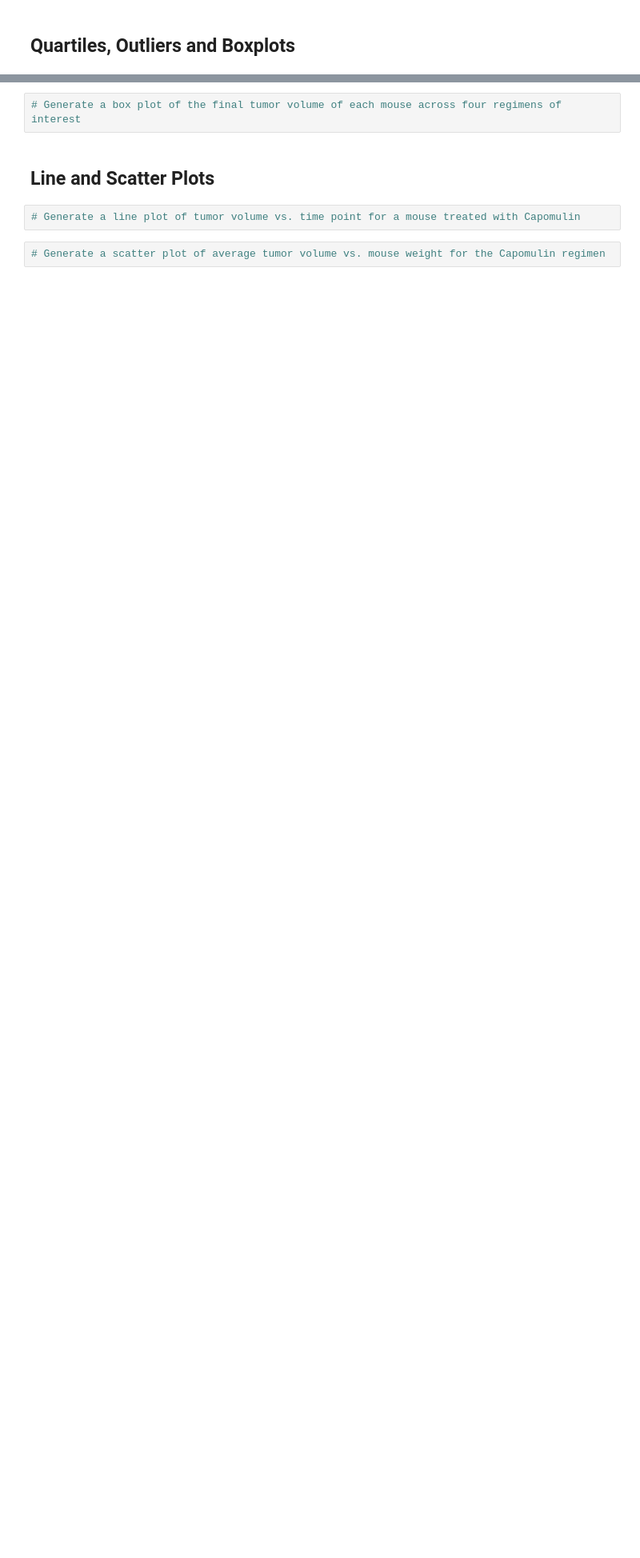
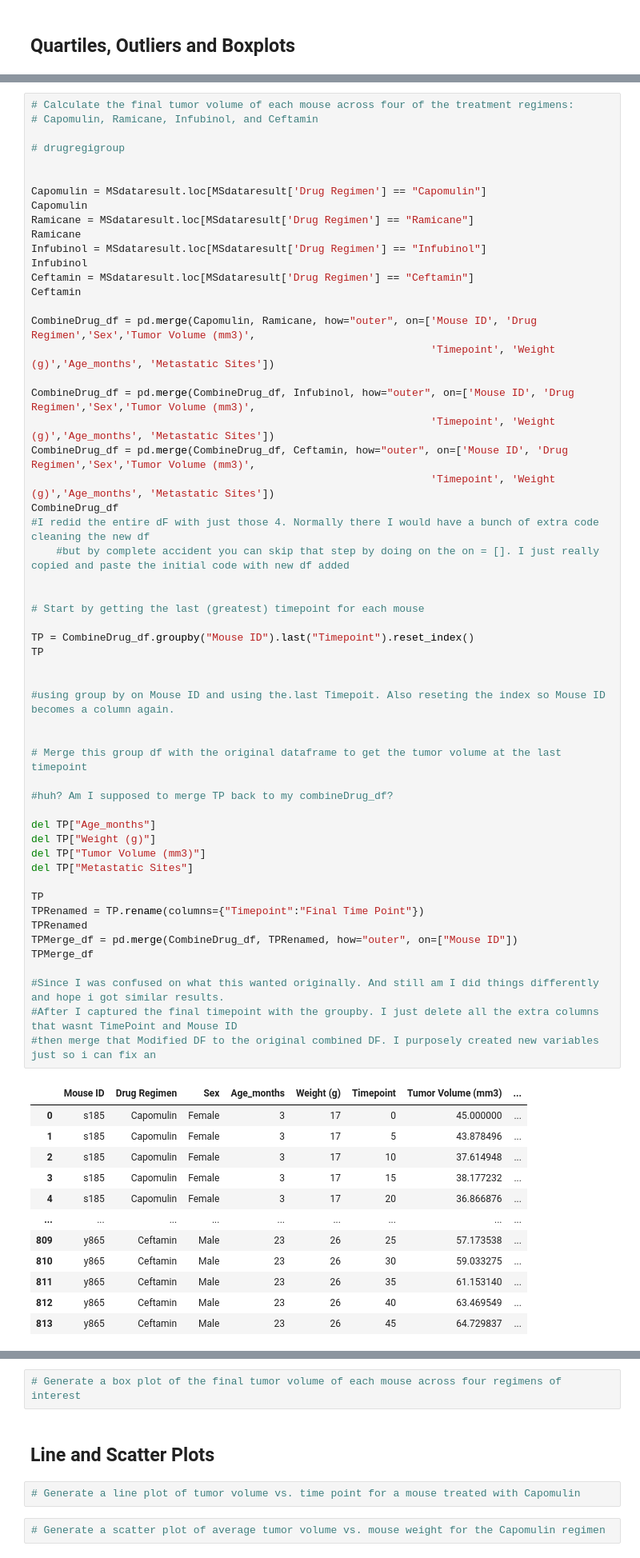
Before and after one commit to DanZanoria/MatplotLib-Challenge, a Jupyter notebook: Pymaceuticals/pymaceuticals_starter.ipynb, the cells around one changed output, grey strips where cells are left out. Shown at 80% size. Drawn from its saved outputs; the diff is of its cells as text; blank space fills up the shorter version.

Commit message:
TImepoimt
Got the final timepoint

```diff
--- a/Pymaceuticals/pymaceuticals_starter.ipynb
+++ b/Pymaceuticals/pymaceuticals_starter.ipynb
@@ -284,0 +277,68 @@ Text(0.5, 1.0, 'Mouse Gender Distribution')
+# %%
+# Calculate the final tumor volume of each mouse across four of the treatment regimens:
+# Capomulin, Ramicane, Infubinol, and Ceftamin
+
+# drugregigroup
+
+
+Capomulin = MSdataresult.loc[MSdataresult['Drug Regimen'] == "Capomulin"]
+Capomulin
+Ramicane = MSdataresult.loc[MSdataresult['Drug Regimen'] == "Ramicane"]
+Ramicane
+Infubinol = MSdataresult.loc[MSdataresult['Drug Regimen'] == "Infubinol"]
+Infubinol
+Ceftamin = MSdataresult.loc[MSdataresult['Drug Regimen'] == "Ceftamin"]
+Ceftamin
+
+CombineDrug_df = pd.merge(Capomulin, Ramicane, how="outer", on=['Mouse ID', 'Drug Regimen','Sex','Tumor Volume (mm3)',
+                                                                'Timepoint', 'Weight (g)','Age_months', 'Metastatic Sites'])
+
+CombineDrug_df = pd.merge(CombineDrug_df, Infubinol, how="outer", on=['Mouse ID', 'Drug Regimen','Sex','Tumor Volume (mm3)',
+                                                                'Timepoint', 'Weight (g)','Age_months', 'Metastatic Sites'])
+CombineDrug_df = pd.merge(CombineDrug_df, Ceftamin, how="outer", on=['Mouse ID', 'Drug Regimen','Sex','Tumor Volume (mm3)',
+                                                                'Timepoint', 'Weight (g)','Age_months', 'Metastatic Sites'])
+CombineDrug_df
+#I redid the entire dF with just those 4. Normally there I would have a bunch of extra code cleaning the new df
+    #but by complete accident you can skip that step by doing on the on = []. I just really copied and paste the initial code with new df added
+
+
+# Start by getting the last (greatest) timepoint for each mouse
+
+TP = CombineDrug_df.groupby("Mouse ID").last("Timepoint").reset_index()
+TP
+
+
+#using group by on Mouse ID and using the.last Timepoit. Also reseting the index so Mouse ID becomes a column again.
+
+
+# Merge this group df with the original dataframe to get the tumor volume at the last timepoint
+
+#huh? Am I supposed to merge TP back to my combineDrug_df?
+
+del TP["Age_months"]
+del TP["Weight (g)"]
+del TP["Tumor Volume (mm3)"]
+del TP["Metastatic Sites"]
+
+TP
+TPRenamed = TP.rename(columns={"Timepoint":"Final Time Point"})
+TPRenamed
+TPMerge_df = pd.merge(CombineDrug_df, TPRenamed, how="outer", on=["Mouse ID"])
+TPMerge_df
+
+#Since I was confused on what this wanted originally. And still am I did things differently and hope i got similar results.
+#After I captured the final timepoint with the groupby. I just delete all the extra columns that wasnt TimePoint and Mouse ID
+#then merge that Modified DF to the original combined DF. I purposely created new variables just so i can fix an
+# %% [output]
+|  | Mouse ID | Drug Regimen | Sex | Age_months | Weight (g) | Timepoint | Tumor Volume (mm3) | ... |
+| 0 | s185 | Capomulin | Female | 3 | 17 | 0 | 45.000000 | ... |
+| 1 | s185 | Capomulin | Female | 3 | 17 | 5 | 43.878496 | ... |
+| 2 | s185 | Capomulin | Female | 3 | 17 | 10 | 37.614948 | ... |
+| 3 | s185 | Capomulin | Female | 3 | 17 | 15 | 38.177232 | ... |
+| 4 | s185 | Capomulin | Female | 3 | 17 | 20 | 36.866876 | ... |
+| ... | ... | ... | ... | ... | ... | ... | ... | ... |
+| 809 | y865 | Ceftamin | Male | 23 | 26 | 25 | 57.173538 | ... |
+| 810 | y865 | Ceftamin | Male | 23 | 26 | 30 | 59.033275 | ... |
+| 811 | y865 | Ceftamin | Male | 23 | 26 | 35 | 61.153140 | ... |
+| 812 | y865 | Ceftamin | Male | 23 | 26 | 40 | 63.469549 | ... |
+| 813 | y865 | Ceftamin | Male | 23 | 26 | 45 | 64.729837 | ... |
```
Also changed, not shown: parts of 2 cells of this notebook, 1 other file.
